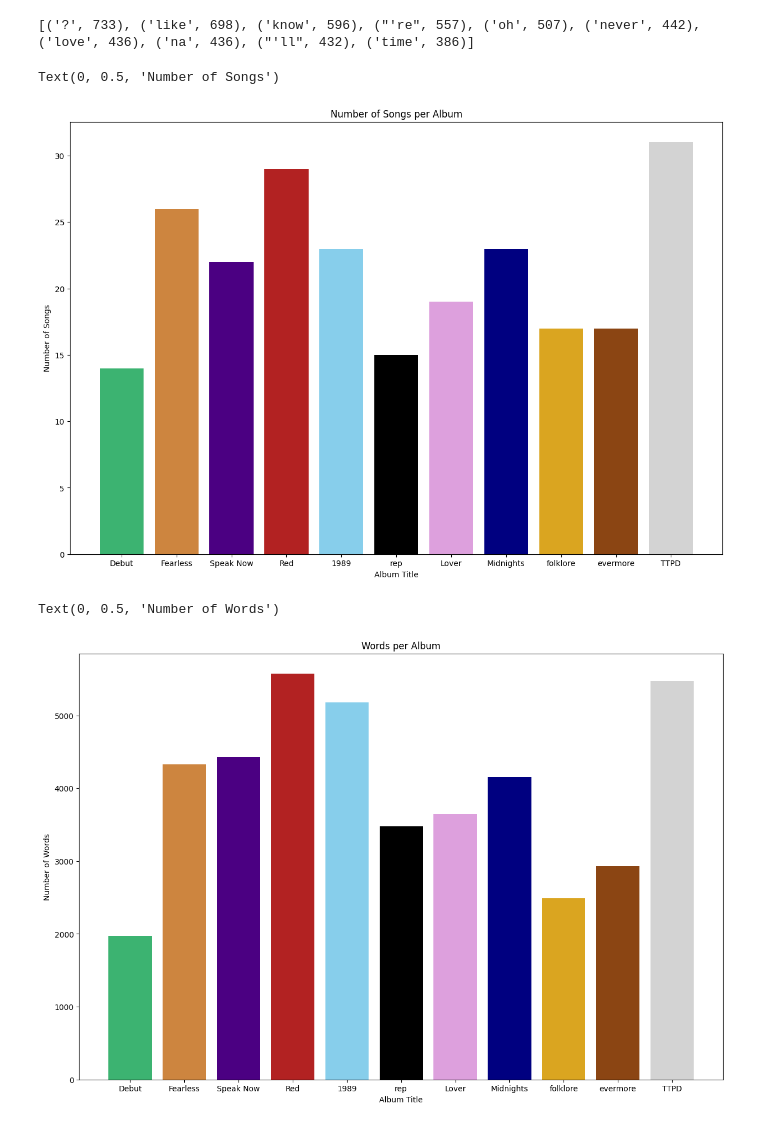
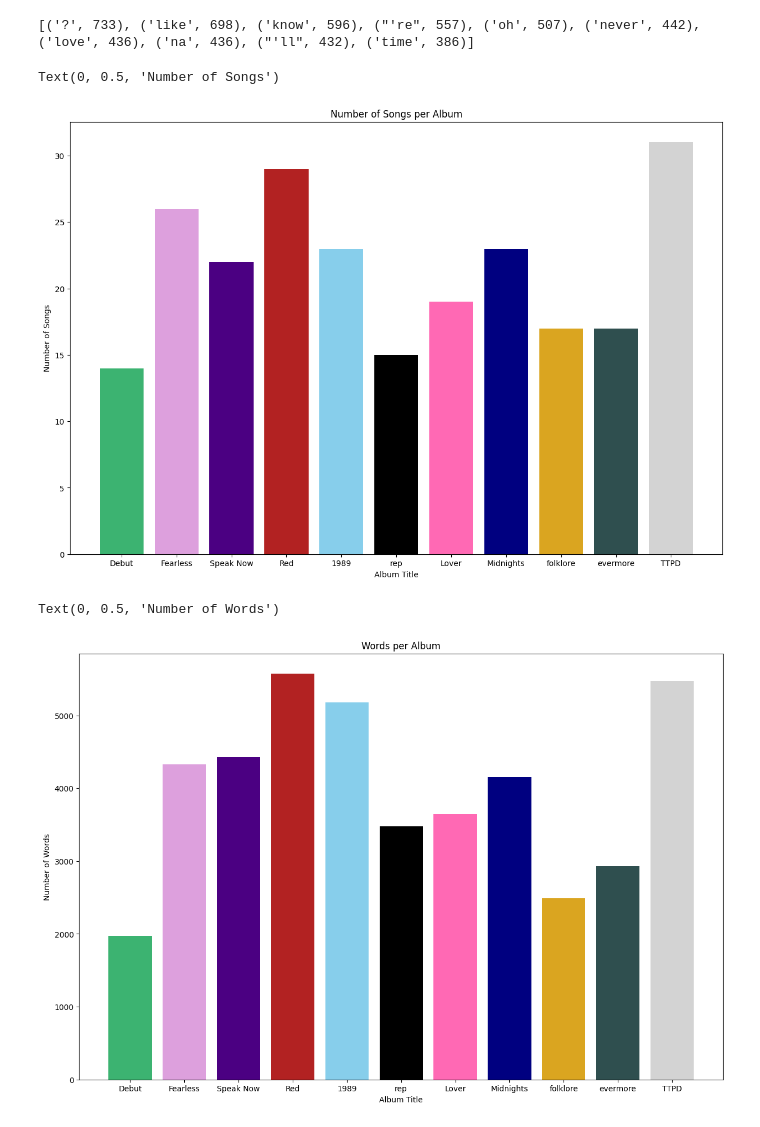
Before and after one commit to sarah-baskin/Analyzing-The-Eras-Tour, a Jupyter notebook: Analysis.ipynb, the cells around one changed output. Cells and saved outputs as stored; diff of their text form; code cells hidden in the pictures.

```diff
--- a/Analysis.ipynb
+++ b/Analysis.ipynb
@@ -122,18 +122,18 @@ shortenings = ["Debut", "Fearless", "Speak Now",
           "Red", "1989", "rep", "Lover",
           "Midnights", "folklore", "evermore", "TTPD"]
 # %%
-color = ['mediumseagreen', 'peru', 'indigo', 'firebrick', 'skyblue', 'black', 'plum', 'navy', 'goldenrod', 'saddlebrown', 'lightgrey']
+color = ['mediumseagreen', 'plum', 'indigo', 'firebrick', 'skyblue', 'black', 'hotpink', 'navy', 'goldenrod', 'darkslategrey', 'lightgrey']
 plt.figure(figsize=(15, 10))
 
 for i, album in enumerate(albums):
     plt.bar(shortenings[i], num_songs[album], color=color[i])
 
 plt.title("Number of Songs per Album")
 plt.xlabel("Album Title")
 plt.ylabel("Number of Songs")
 # %% [output]
 Text(0, 0.5, 'Number of Songs')
-[figure, old version]
+[figure, new version]
 # %%
 plt.figure(figsize=(15, 10))
 
@@ -145,7 +145,7 @@ plt.xlabel("Album Title")
 plt.ylabel("Number of Words")
 # %% [output]
 Text(0, 0.5, 'Number of Words')
-[figure, old version]
+[figure, new version]
 # %%
 plt.figure(figsize=(15, 10))
 
```
Also changed, not shown: parts of 3 cells of this notebook, 1 other file.
